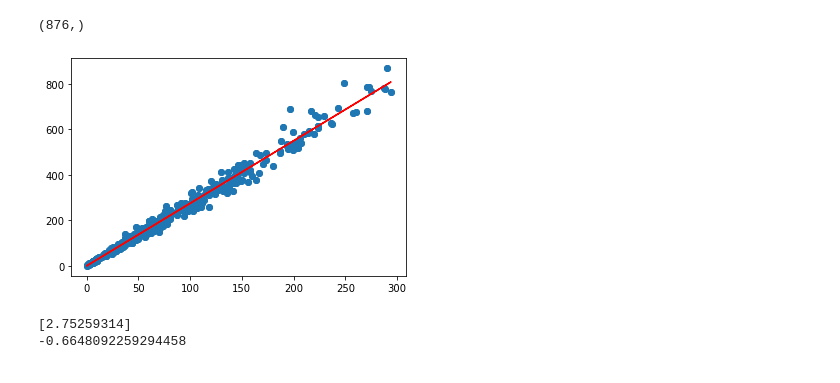
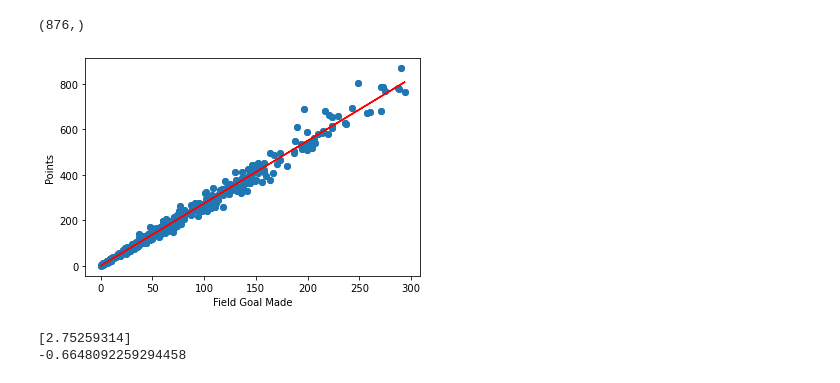
Before and after one commit to JmSambajon/group5-project, a Jupyter notebook: NBA_data_linear_regression.ipynb, the cells around one changed output. Drawn from its saved outputs; the diff is of its cells as text; code cells hidden in the pictures.

```diff
--- a/NBA_data_linear_regression.ipynb
+++ b/NBA_data_linear_regression.ipynb
@@ -144,9 +144,11 @@ print(y_pred.shape)
 # %%
 plt.scatter(X,y)
 plt.plot(X,y_pred, color= 'red')
+plt.xlabel('Field Goal Made')
+plt.ylabel('Points')
 plt.show()
 # %% [output]
-[figure, old version]
+[figure, new version]
 # %%
 print(model.coef_)
 print(model.intercept_)
```
Also changed, not shown: parts of 1 cell of this notebook.
